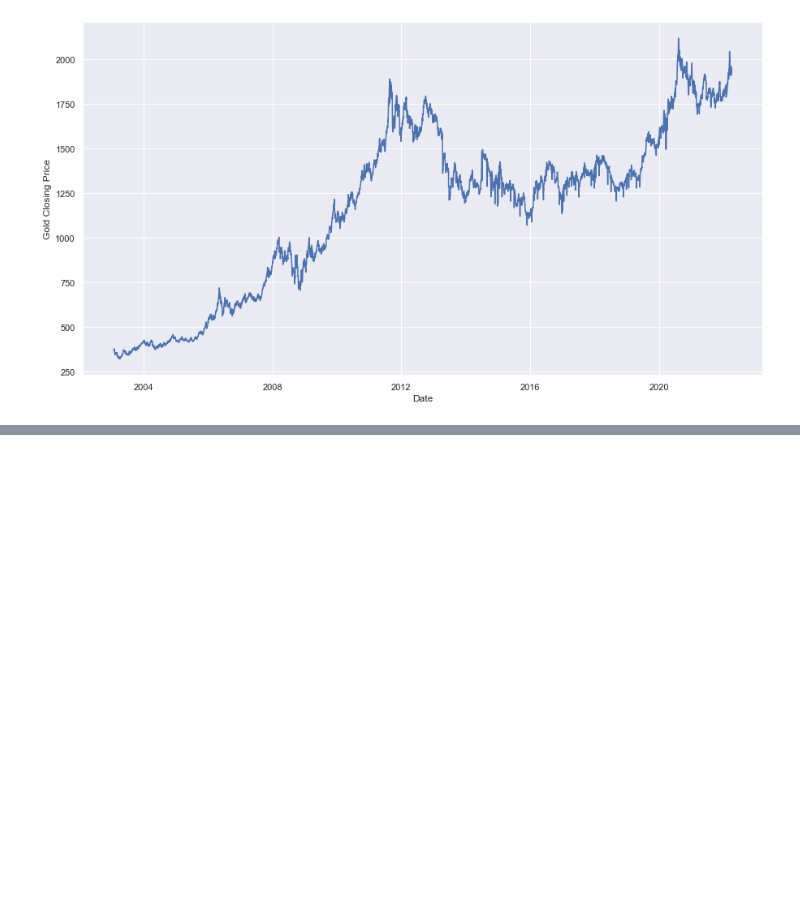
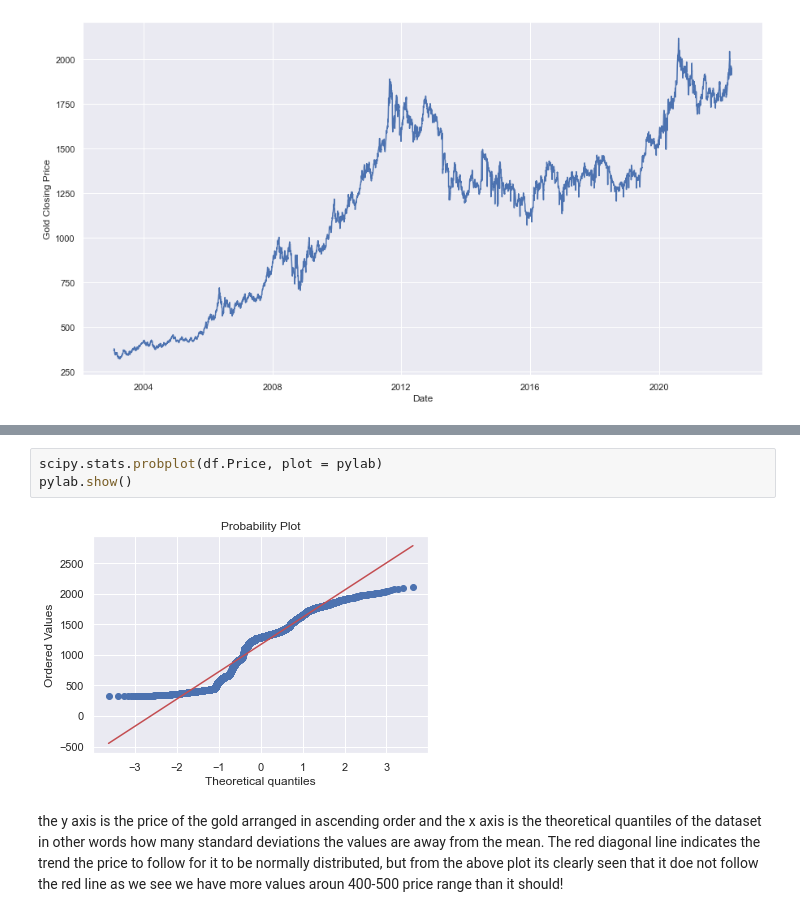
Before and after one commit to jaybfn/Gold_Price_Forecasting, a Jupyter notebook: EDA.ipynb, the cells around one changed output, grey strips where cells are left out. Drawn from its saved outputs; the diff is of its cells as text; blank space fills up the shorter version.

```diff
--- a/EDA.ipynb
+++ b/EDA.ipynb
@@ -75,0 +103,7 @@ Text(0, 0.5, 'Gold Closing Price')
+# %%
+scipy.stats.probplot(df.Price, plot = pylab)
+pylab.show()
+# %% [output]
+[figure, added]
+# %% [markdown]
+the y axis is the price of the gold arranged in ascending order and the x axis is the theoretical quantiles of the dataset in other words how many standard deviations the values are away from the mean. The red diagonal line indicates the trend the price to follow for it to be normally distributed, but from the above plot its clearly seen that it doe not follow the red line as we see we have more values aroun 400-500 price range than it should!
```
Also changed, not shown: parts of 7 cells of this notebook.
